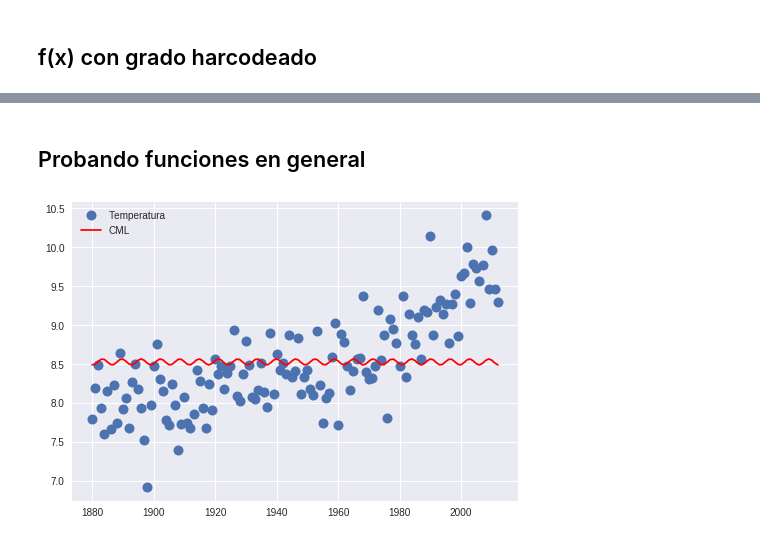
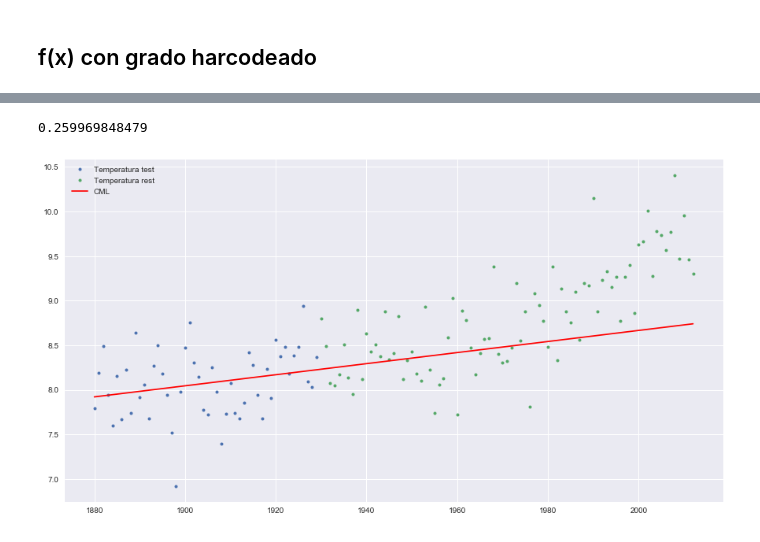
Before and after one commit to smcsicardi/metnum-tp3, a Jupyter notebook: world temperature least squares.ipynb, the cells around one changed output, grey strips where cells are left out. Saved outputs shown, nothing was run; the diff lists cells and outputs as text; code cells hidden in the pictures.

```diff
--- a/world temperature least squares.ipynb
+++ b/world temperature least squares.ipynb
@@ -108,26 +64,17 @@ plt.show()
-# %% [markdown]
-## Probando funciones en general
-# %%
-funciones = []
-funciones.append([sin(f) for f in fechas])
-funciones.append(np.ones(len(fechas)))
-#funciones.append([cos(f)**9 for f in fechas])
-#funciones.append([f**3 for f in fechas])
-
-A = np.vstack([f for f in funciones]).T
-w = np.linalg.lstsq(A, temp)[0]
-
-##Este vendria a ser el Y de CML
-funcionCML = []
-for i in range(len(fechas)):
-    val = 0
-    for j in range(len(funciones)):
-        val = val + w[j]*funciones[j][i]
-    funcionCML.append(val)
-
-plt.plot(fechas, temp, 'o', label='Temperatura', markersize=10)
-plt.plot(fechas, funcionCML, 'r', label='CML')
-plt.legend()
-plt.show()
-# %% [output]
-[figure, removed]
+# %%
+grados = range(0, 50, 1)
+for g in grados:
+n = 50
+f = cml(poly(1), fechas[:n], temps[:n])
+
+results = list(map(f, fechas))
+
+plt.plot(fechas[:n], temps[:n], 'o', label='Temperatura test', markersize=4)
+plt.plot(fechas[n:], temps[n:], 'o', label='Temperatura rest', markersize=4)
+plt.plot(fechas, results, 'r', label='CML')
+plt.legend()
+print(ecm(results, temps))
+plt.show()
+# %% [output]
+0.259969848479
+[figure, added]
```
Also changed, not shown: parts of 10 cells of this notebook.
